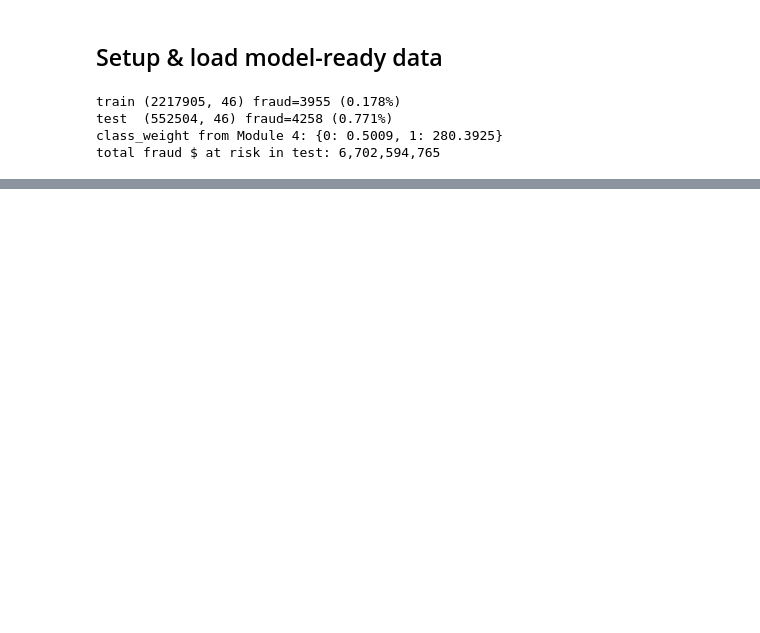
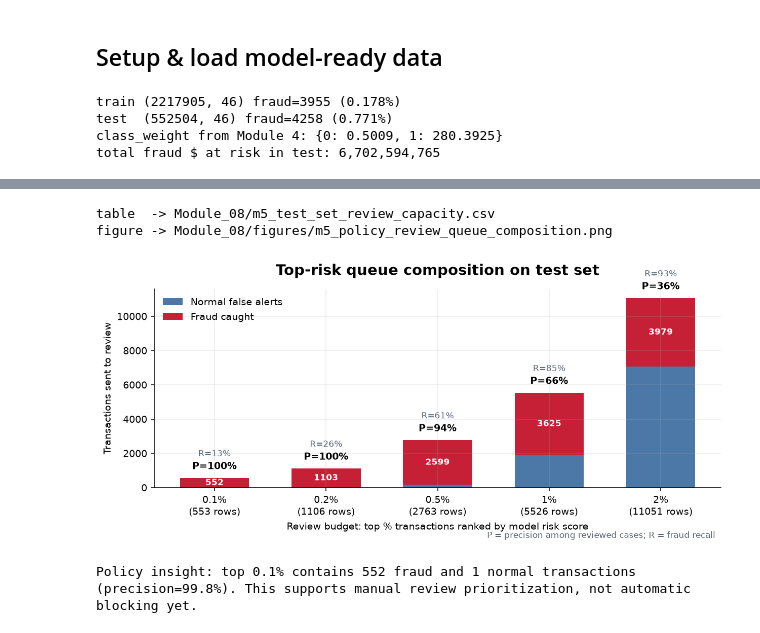
Before and after one commit to anhhq01/business-analysis-hust, a Jupyter notebook: Module_05/model_development.ipynb, the cells around one changed output, grey strips where cells are left out. Saved outputs shown, nothing was run; the diff lists cells and outputs as text; code cells hidden in the pictures; blank space fills up the shorter version.

```diff
--- a/Module_05/model_development.ipynb
+++ b/Module_05/model_development.ipynb
@@ -457,0 +828,75 @@ saved -> models/decision_threshold.json
+# %%
+# Policy-friendly queue composition for slide/report discussion.
+# This uses the selected behavioural model and the untouched test set.
+policy_budgets = np.array([0.001, 0.002, 0.005, 0.010, 0.020])
+order = np.argsort(best_p)[::-1]
+policy_rows = []
+
+total_fraud_cases = int(y_test.sum())
+total_fraud_amount = float(amount_test[y_test.values == 1].sum())
+
+for budget in policy_budgets:
+    k = max(1, int(np.ceil(len(y_test) * budget)))
+    flagged_idx = order[:k]
+    y_flagged = y_test.iloc[flagged_idx].astype(int).to_numpy()
+    fraud_caught = int(y_flagged.sum())
+    normal_false_alerts = int(k - fraud_caught)
+    fraud_amount_caught = float(amount_test[flagged_idx][y_flagged == 1].sum())
+    policy_rows.append({
+        'review_rate_pct': budget * 100,
+        'k_transactions': k,
+        'precision_at_k': fraud_caught / k,
+        'recall_at_k': fraud_caught / total_fraud_cases,
+        'fraud_amount_recall_at_k': fraud_amount_caught / total_fraud_amount,
+        'fraud_cases_caught_at_k': fraud_caught,
+        'normal_false_alerts_at_k': normal_false_alerts,
+    })
+
+policy_queue = pd.DataFrame(policy_rows)
+display(policy_queue.style.format({
+    'review_rate_pct': '{:.1f}%',
+    'precision_at_k': '{:.1%}',
+    'recall_at_k': '{:.1%}',
+    'fraud_amount_recall_at_k': '{:.1%}',
+}))
+save_table(policy_queue, 'm5_test_set_review_capacity', index=False)
+
+fig, ax = plt.subplots(figsize=(9.2, 4.7), dpi=140)
+x = np.arange(len(policy_queue))
+ax.bar(x, policy_queue['normal_false_alerts_at_k'], color='#4C78A8', label='Normal false alerts', width=0.62)
+ax.bar(x, policy_queue['fraud_cases_caught_at_k'], bottom=policy_queue['normal_false_alerts_at_k'], color='#C52035', label='Fraud caught', width=0.62)
+
+for i, row in policy_queue.iterrows():
+    total = row['k_transactions']
+    ax.text(i, total + policy_queue['k_transactions'].max() * 0.035,
+            f"P={row['precision_at_k']:.0%}", ha='center', va='bottom', fontsize=10, fontweight='bold')
+    ax.text(i, total + policy_queue['k_transactions'].max() * 0.105,
+            f"R={row['recall_at_k']:.0%}", ha='center', va='bottom', fontsize=8.5, color='#586575')
+    if row['fraud_cases_caught_at_k'] >= 8:
+        ax.text(i, row['normal_false_alerts_at_k'] + row['fraud_cases_caught_at_k'] / 2,
+                f"{int(row['fraud_cases_caught_at_k'])}", ha='center', va='center', fontsize=8.5,
+                fontweight='bold', color='white')
+
+ax.set_title('Top-risk queue composition on test set', fontsize=15, fontweight='bold', pad=14)
+ax.set_xlabel('Review budget: top % transactions ranked by model risk score')
+ax.set_ylabel('Transactions sent to review')
+ax.set_xticks(x)
+ax.set_xticklabels([f"{v:g}%\n({int(k)} rows)" for v, k in zip(policy_queue['review_rate_pct'], policy_queue['k_transactions'])])
+ax.grid(axis='y', alpha=0.22)
+ax.spines[['top', 'right']].set_visible(False)
+ax.legend(loc='upper left', frameon=False)
+ax.text(0.99, -0.22, 'P = precision among reviewed cases; R = fraud recall',
+        transform=ax.transAxes, ha='right', va='top', fontsize=8.5, color='#586575')
+fig.tight_layout(rect=[0.02, 0.03, 1, 0.96])
+save_fig(fig, 'm5_policy_review_queue_composition')
+plt.show()
+
+strict = policy_queue.iloc[0]
+print(
+    f"Policy insight: top {strict['review_rate_pct']:.1f}% contains "
+    f"{int(strict['fraud_cases_caught_at_k'])} fraud and "
+    f"{int(strict['normal_false_alerts_at_k'])} normal transactions "
+    f"(precision={strict['precision_at_k']:.1%}). "
+    "This supports manual review prioritization, not automatic blocking yet."
+)
+# %% [output]
@@ -457,0 +909,4 @@ saved -> models/decision_threshold.json
+table  -> Module_08/m5_test_set_review_capacity.csv
+figure -> Module_08/figures/m5_policy_review_queue_composition.png
+[figure, added]
+Policy insight: top 0.1% contains 552 fraud and 1 normal transactions (precision=99.8%). This supports manual review prioritization, not automatic blocking yet.
```
Also changed, not shown: parts of 31 cells of this notebook, 39 other files.
